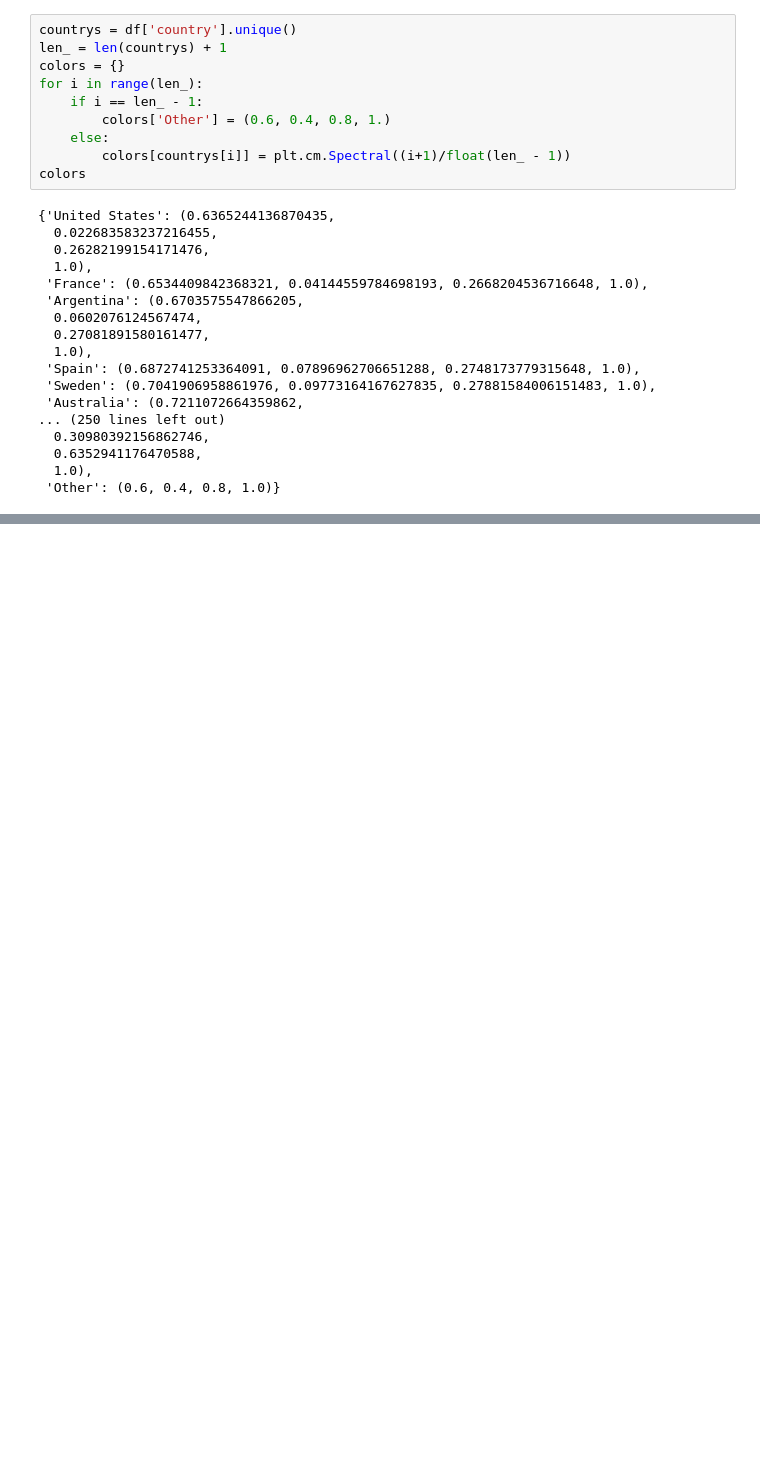
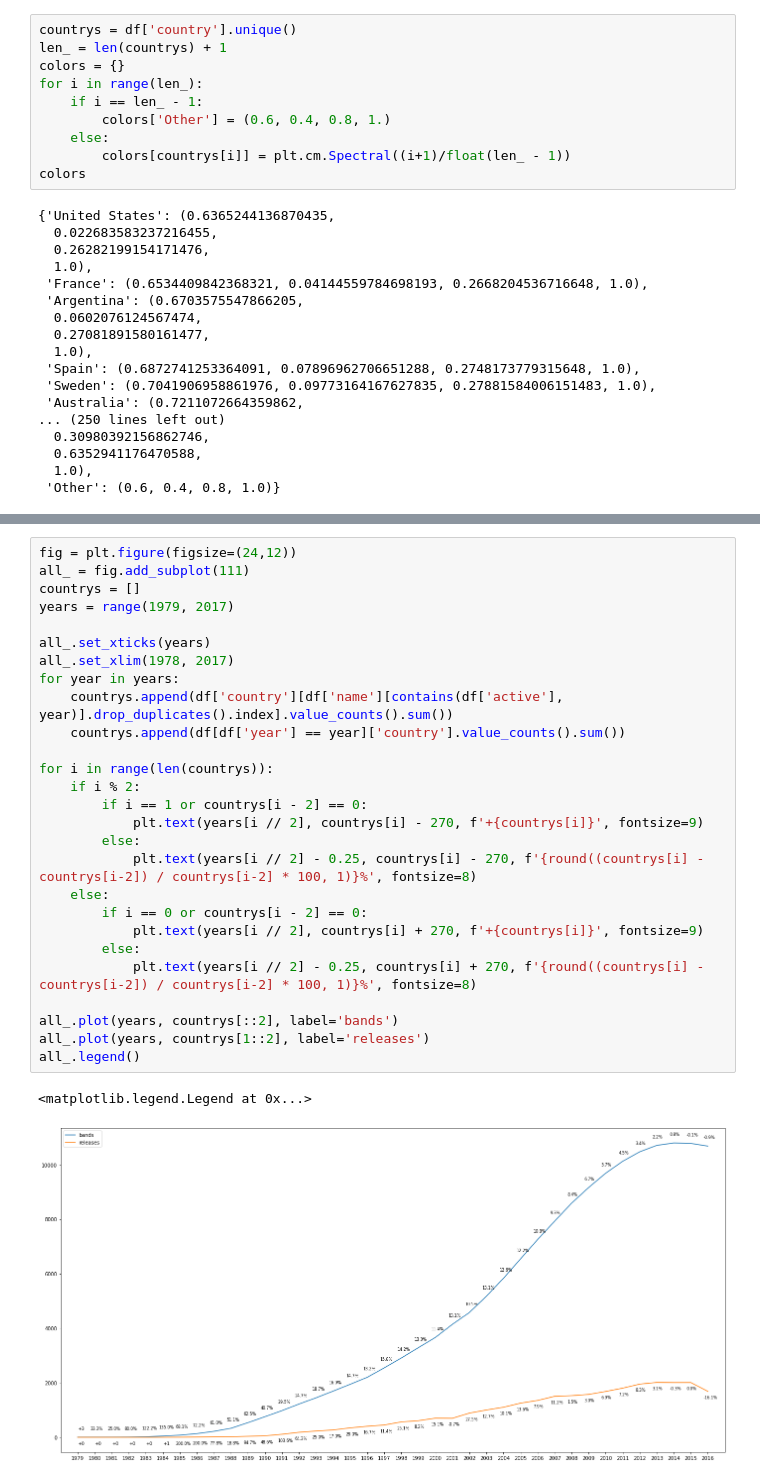
Before and after one commit to alximikl2/Dataset-Analyze, a Jupyter notebook: main.ipynb, the cells around one changed output, grey strips where cells are left out. Drawn from its saved outputs; the diff is of its cells as text; blank space fills up the shorter version.

```diff
--- a/main.ipynb
+++ b/main.ipynb
@@ -330,0 +343,30 @@ Other 1082
+# %%
+fig = plt.figure(figsize=(24,12))
+all_ = fig.add_subplot(111)
+countrys = []
+years = range(1979, 2017)
+
+all_.set_xticks(years)
+all_.set_xlim(1978, 2017)
+for year in years:
+    countrys.append(df['country'][df['name'][contains(df['active'], year)].drop_duplicates().index].value_counts().sum())
+    countrys.append(df[df['year'] == year]['country'].value_counts().sum())
+
+for i in range(len(countrys)):
+    if i % 2:
+        if i == 1 or countrys[i - 2] == 0:
+            plt.text(years[i // 2], countrys[i] - 270, f'+{countrys[i]}', fontsize=9)
+        else:
+            plt.text(years[i // 2] - 0.25, countrys[i] - 270, f'{round((countrys[i] - countrys[i-2]) / countrys[i-2] * 100, 1)}%', fontsize=8)
+    else:
+        if i == 0 or countrys[i - 2] == 0:
+            plt.text(years[i // 2], countrys[i] + 270, f'+{countrys[i]}', fontsize=9)
+        else:
+            plt.text(years[i // 2] - 0.25, countrys[i] + 270, f'{round((countrys[i] - countrys[i-2]) / countrys[i-2] * 100, 1)}%', fontsize=8)
+
+all_.plot(years, countrys[::2], label='bands')
+all_.plot(years, countrys[1::2], label='releases')
+all_.legend()
+# %% [output]
+<matplotlib.legend.Legend at 0x...>
+[figure, added]
```
Also changed, not shown: parts of 7 cells of this notebook.
